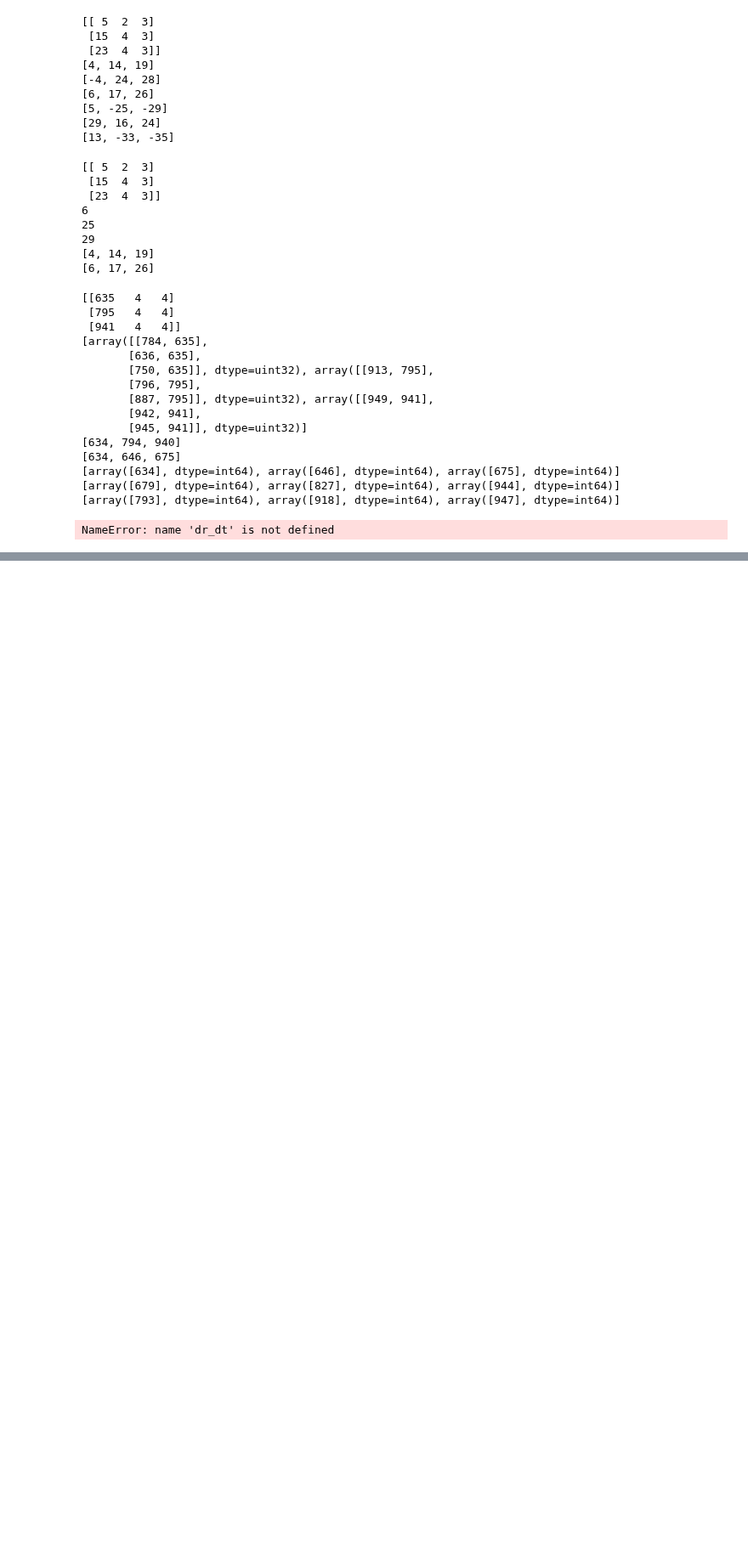
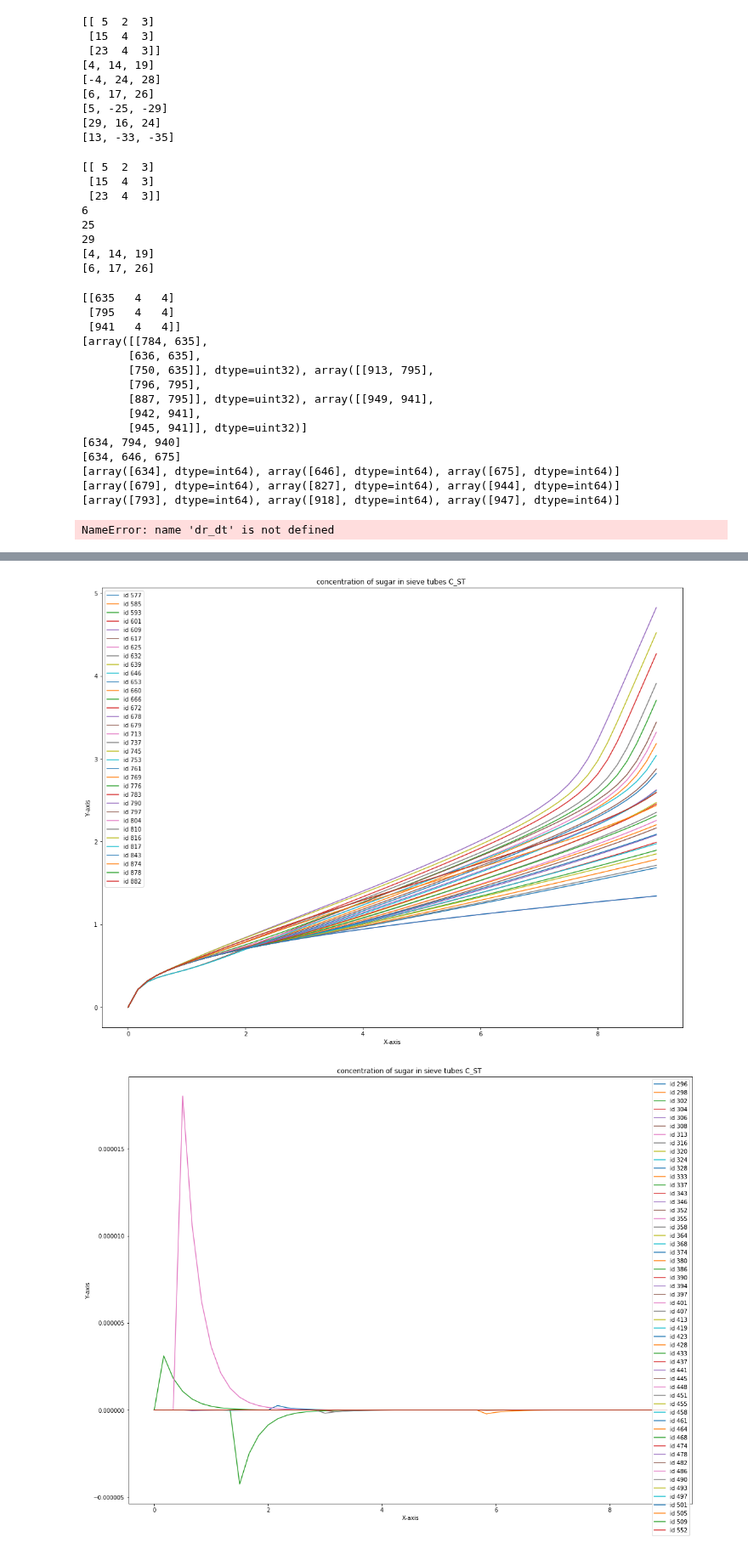
Before and after one commit to Plant-Root-Soil-Interactions-Modelling/CPlantBox, a Jupyter notebook: Phloem.ipynb, the cells around one changed output, grey strips where cells are left out. Shown at 85% size. Saved outputs shown, nothing was run; the diff lists cells and outputs as text; code cells hidden in the pictures; blank space fills up the shorter version.

```diff
--- a/Phloem.ipynb
+++ b/Phloem.ipynb
@@ -1200,6 +1193,6 @@ path = 'PiafMunch2_python_test_default_output.txt'
 # %%
 output = pd.read_table(path,sep='\t',header=1)
 JS_ST_begin = (len(node_connection)+1)*3+1
-JS_ST_end = JS_ST_begin +(len(node_connection)+1)
-output.iloc[52, JS_ST_begin:JS_ST_end]
+JS_ST_end = JS_ST_begin +(len(node_connection))
+output.iloc[54, JS_ST_begin:JS_ST_end]
 # %% [output]
@@ -1235,0 +1292,59 @@ rs <- read_delim("PiafMunch2_python_test_output.txt",  delim = "\t") %>%
+# %%
+import matplotlib.pyplot as plt
+import pandas as pd
+
+path = 'PiafMunch2_python_test_output.txt'
+
+output = pd.read_table(path,sep='\t',header=1)
+JS_Apo_begin = (len(node_connection)+1)*3+1
+JS_Apo_end = JS_ST_begin +(len(node_connection))
+output.iloc[54, JS_ST_begin:JS_ST_end]
+
+time = np.array(output.iloc[:, 0])
+C_ST_node_565 = np.array(output.iloc[:, 565])
+C_ST_node_726 = np.array(output.iloc[:, 726])
+C_ST_node_871 = np.array(output.iloc[:, 871])
+C_ST_leaf = np.array(output.iloc[:, N1L_node[:,0]])
+C_ST_root = np.array(output.iloc[:, N1R_node[:,0]])
+
+
+
+
+plt.rcParams['figure.figsize'] = [18, 14]
+
+
+x = np.array(time)
+y = np.array(C_ST_leaf)
+plt.xlabel("X-axis")
+plt.ylabel("Y-axis")
+plt.title("concentration of sugar in leaf tips sieve tubes C_ST ")
+for i in range(len(np.transpose(y))):
+    plt.plot(x,[pt[i] for pt in y],label = 'id %s'%N1L_node[i,0])
+plt.legend()
+plt.show()
+
+
+x = np.array(time)
+y = np.array(C_ST_root)
+plt.xlabel("X-axis")
+plt.ylabel("Y-axis")
+plt.title("concentration of sugar root tips sieve tubes C_ST ")
+for i in range(len(np.transpose(y))):
+    plt.plot(x,[pt[i] for pt in y],label = 'id %s'%N1R_node[i,0])
+plt.legend()
+plt.show()
+
+
+
+x = np.array(time)
+y = np.array(C_ST_root)
+plt.xlabel("X-axis")
+plt.ylabel("Y-axis")
+plt.title("concentration of sugar in sieve tubes C_ST ")
+for i in range(len(np.transpose(y))):
+    plt.plot(x,[pt[i] for pt in y],label = 'id %s'%N1R_node[i,0])
+plt.legend()
+plt.show()
+# %% [output]
+[figure, added]
+[figure, added]
```
Also changed, not shown: parts of 20 cells of this notebook, 2 other files.
